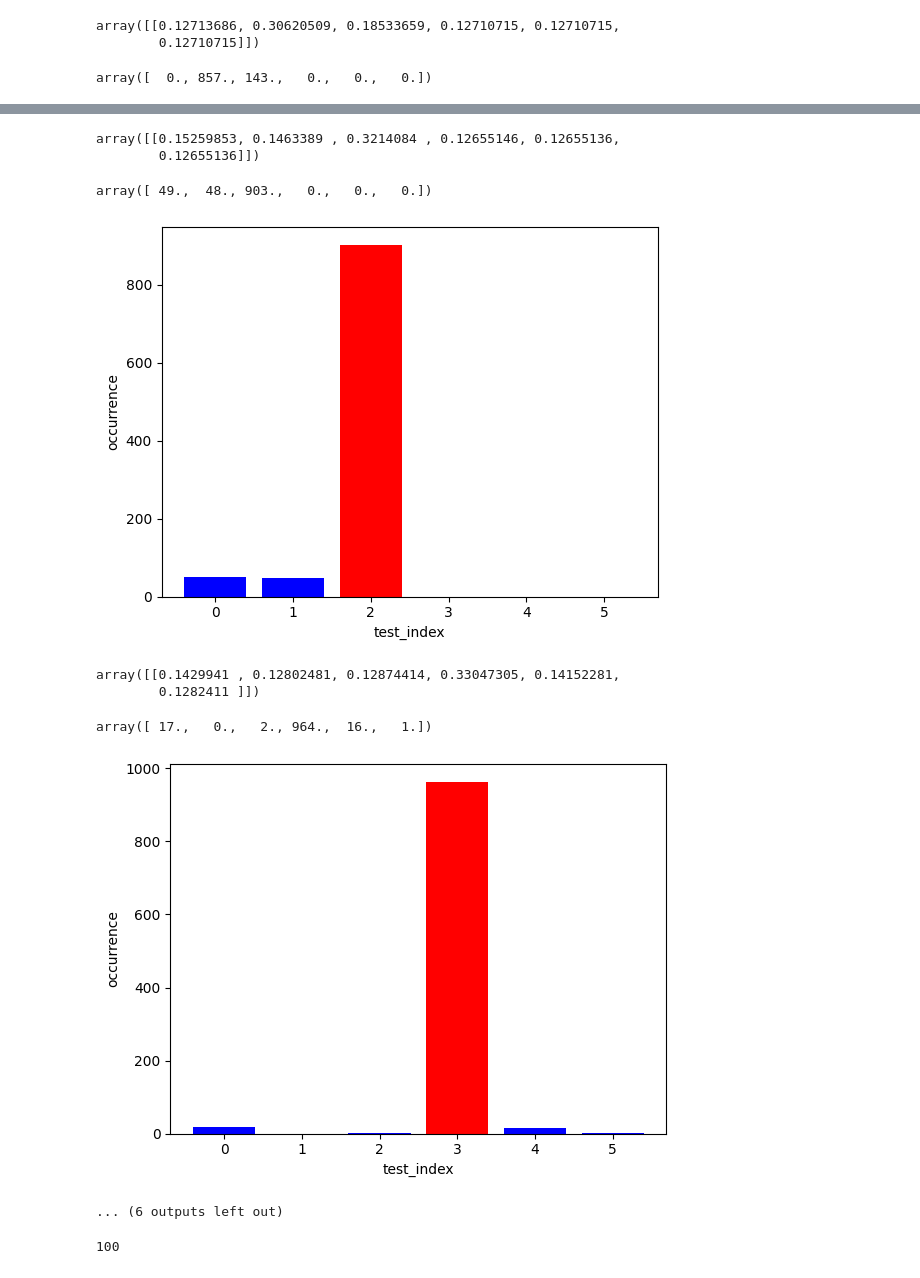
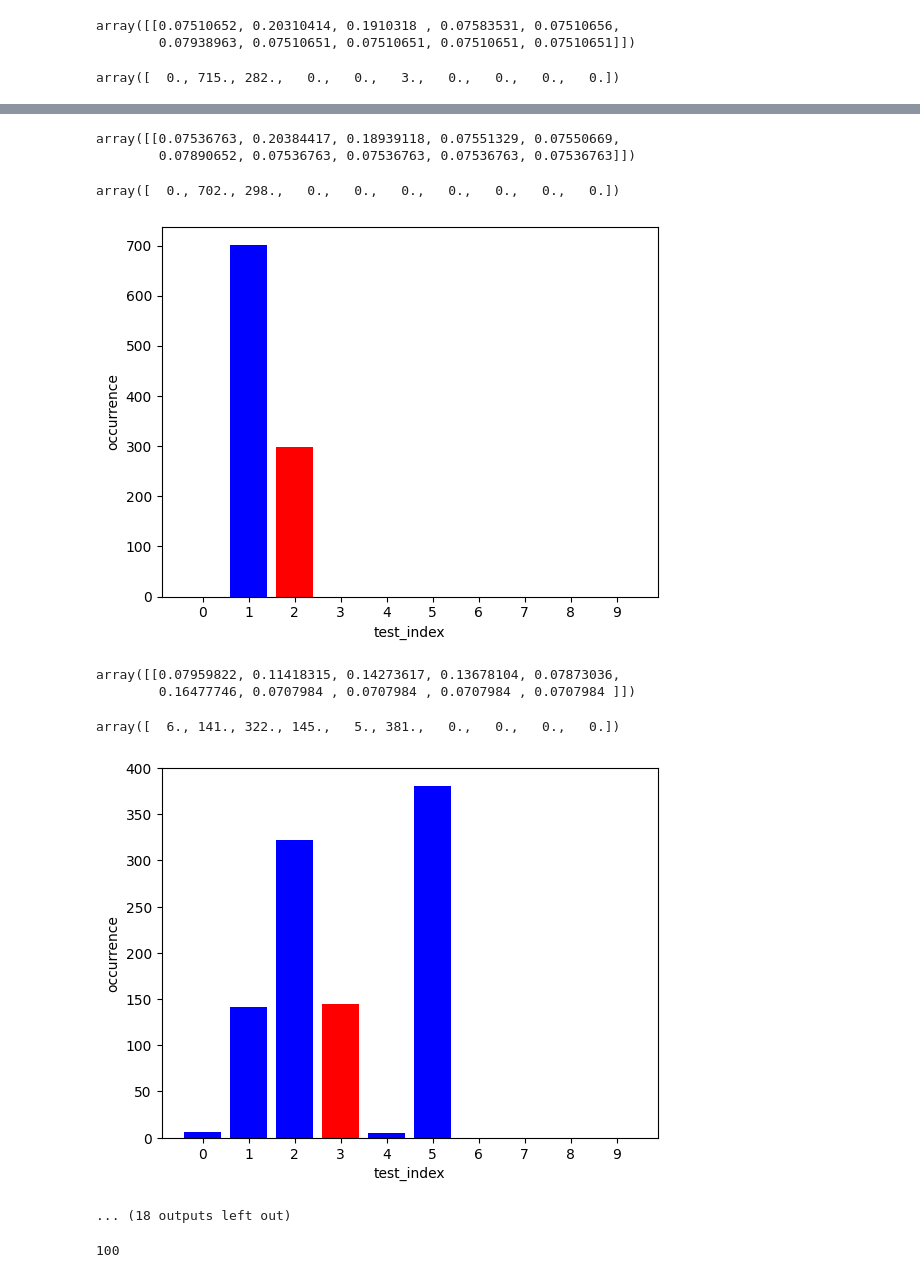
Before and after one commit to KuiZenith/voice-recognition, a Jupyter notebook: Conv1d with RNN.ipynb, the cells around one changed output, grey strips where cells are left out. Drawn from its saved outputs; the diff is of its cells as text; code cells hidden in the pictures.

```diff
--- a/Conv1d with RNN.ipynb
+++ b/Conv1d with RNN.ipynb
@@ -113,7 +113,7 @@ class Judge(nn.Module):
       nn.MaxPool1d(2),
       nn.ReLU(True)
     )
-    self.lstm = nn.LSTM(256, 256, 1, batch_first=True, bidirectional=True)
+    self.gru = nn.GRU(256, 256, 2, batch_first=True, bidirectional=True)
     self.seq2 = nn.Sequential(
       nn.ReLU(),
       nn.Flatten(),
@@ -135,8 +135,8 @@ class Judge(nn.Module):
   def forward(self, sample, target):
     outputs1 = self.seq1(sample.view(-1, 1, sample.size(1)))
     outputs2 = self.seq1(target.view(-1, 1, target.size(1)))
-    outputs1, _ = self.lstm(outputs1.permute(0, 2, 1))
-    outputs2, _ = self.lstm(outputs2.permute(0, 2, 1))
+    outputs1, _ = self.gru(outputs1.permute(0, 2, 1))
+    outputs2, _ = self.gru(outputs2.permute(0, 2, 1))
     outputs1 = self.seq2(outputs1)
     outputs2 = self.seq2(outputs2)
     outputs = self.seq3(torch.cat((outputs1, outputs2), dim=1))
@@ -272,7 +275,8 @@ with torch.no_grad():
 [interactive output not drawn]
 # %%
 num_validation = 1000
-test_cases = ["man-1", "man-2", "man-3", "woman-1", "woman-2", "woman-3"]
+# test_cases = ["man-1", "man-2", "man-3", "woman-1", "woman-2", "woman-3"]
+test_cases = ["man-1", "man-2", "man-3", "man-4", "man-5", "woman-1", "woman-2", "woman-3", "woman-4", "woman-5"]
 
 with torch.no_grad():
   for test_index in range(len(dataset.voices)):
@@ -306,3 +310,3 @@ array([809.,   1., 172.,  18.,   0.,   0.])
-array([[0.12713686, 0.30620509, 0.18533659, 0.12710715, 0.12710715,
-        0.12710715]])
+array([[0.07510652, 0.20310414, 0.1910318 , 0.07583531, 0.07510656,
+        0.07938963, 0.07510651, 0.07510651, 0.07510651, 0.07510651]])
-array([  0., 857., 143.,   0.,   0.,   0.])
+array([  0., 715., 282.,   0.,   0.,   3.,   0.,   0.,   0.,   0.])
@@ -310,12 +314,12 @@ array([  0., 857., 143.,   0.,   0.,   0.])
-array([[0.15259853, 0.1463389 , 0.3214084 , 0.12655146, 0.12655136,
-        0.12655136]])
+array([[0.07536763, 0.20384417, 0.18939118, 0.07551329, 0.07550669,
+        0.07890652, 0.07536763, 0.07536763, 0.07536763, 0.07536763]])
-array([ 49.,  48., 903.,   0.,   0.,   0.])
+array([  0., 702., 298.,   0.,   0.,   0.,   0.,   0.,   0.,   0.])
-[figure, old version]
+[figure, new version]
-array([[0.1429941 , 0.12802481, 0.12874414, 0.33047305, 0.14152281,
-        0.1282411 ]])
+array([[0.07959822, 0.11418315, 0.14273617, 0.13678104, 0.07873036,
+        0.16477746, 0.0707984 , 0.0707984 , 0.0707984 , 0.0707984 ]])
-array([ 17.,   0.,   2., 964.,  16.,   1.])
+array([  6., 141., 322., 145.,   5., 381.,   0.,   0.,   0.,   0.])
-[figure, old version]
+[figure, new version]
-... (6 outputs left out)
+... (18 outputs left out)
 # %%
 preload_models(use_smaller_models=True)
 # %%
```
Also changed, not shown: parts of 4 cells of this notebook, 3 other files.
